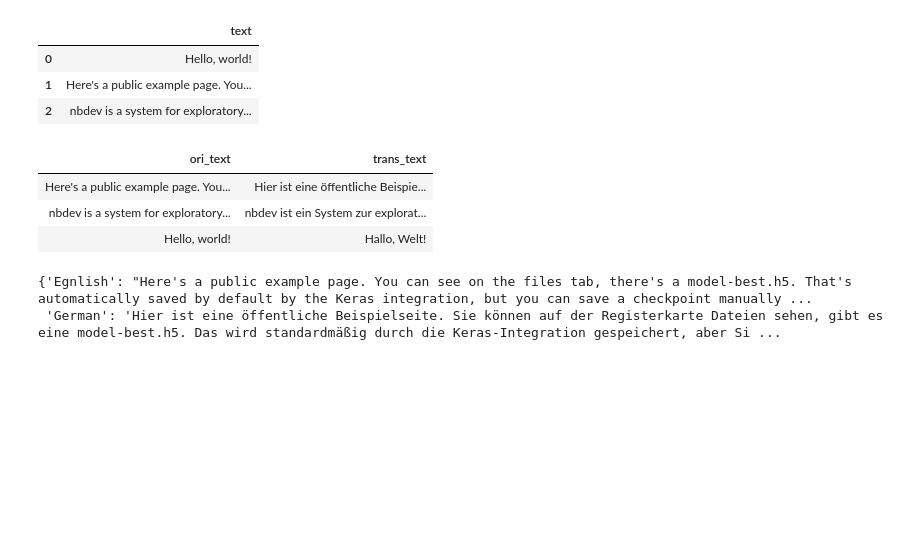
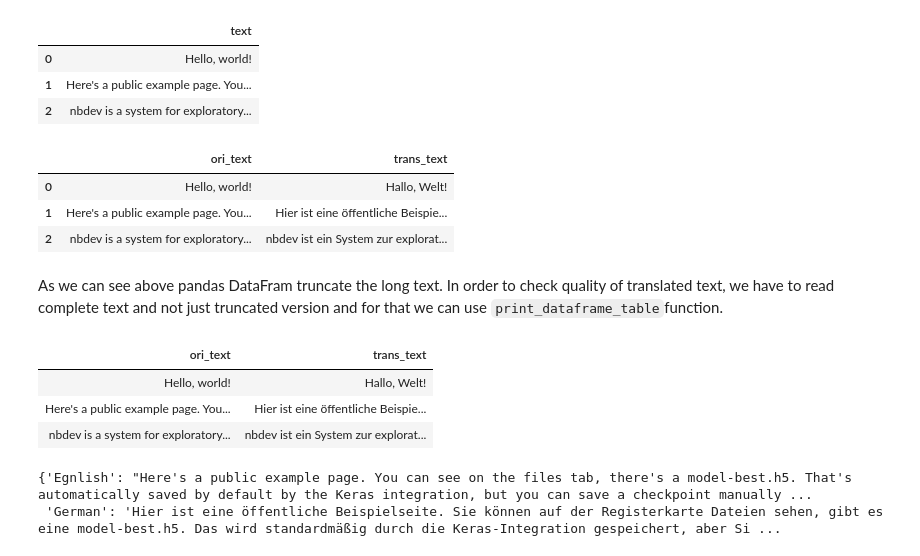
Before and after one commit to pandya6988/diin_text, a Jupyter notebook: notebooks/00_data.ipynb, the cells around one changed output. Cells and saved outputs as stored; diff of their text form; code cells hidden in the pictures; blank space fills up the shorter version.

```diff
--- a/notebooks/00_data.ipynb
+++ b/notebooks/00_data.ipynb
@@ -195,12 +195,21 @@ df
 | 2 | nbdev is a system for exploratory... |
 # %%
 en_de_translation = create_ori_trans_dataframe(df['text'], default_translator_path)
-print_dataframe_table(en_de_translation, n=3)
+en_de_translation
 # %% [output]
-| ori_text | trans_text |
-| Here's a public example page. You... | Hier ist eine öffentliche Beispie... |
-| nbdev is a system for exploratory... | nbdev ist ein System zur explorat... |
-| Hello, world! | Hallo, Welt! |
+|  | ori_text | trans_text |
+| 0 | Hello, world! | Hallo, Welt! |
+| 1 | Here's a public example page. You... | Hier ist eine öffentliche Beispie... |
+| 2 | nbdev is a system for exploratory... | nbdev ist ein System zur explorat... |
+# %% [markdown]
+As we can see above pandas DataFram truncate the long text. In order to check quality of translated text, we have to read complete text and not just truncated version and for that we can use `print_dataframe_table`function.
+# %%
+print_dataframe_table(en_de_translation, n=3)
+# %% [output]
+| ori_text | trans_text |
+| Hello, world! | Hallo, Welt! |
+| Here's a public example page. You... | Hier ist eine öffentliche Beispie... |
+| nbdev is a system for exploratory... | nbdev ist ein System zur explorat... |
 # %%
 class CustomDataset(PrettyDataset):
     def __init__(self, text):
```
Also changed, not shown: 1 other file.
